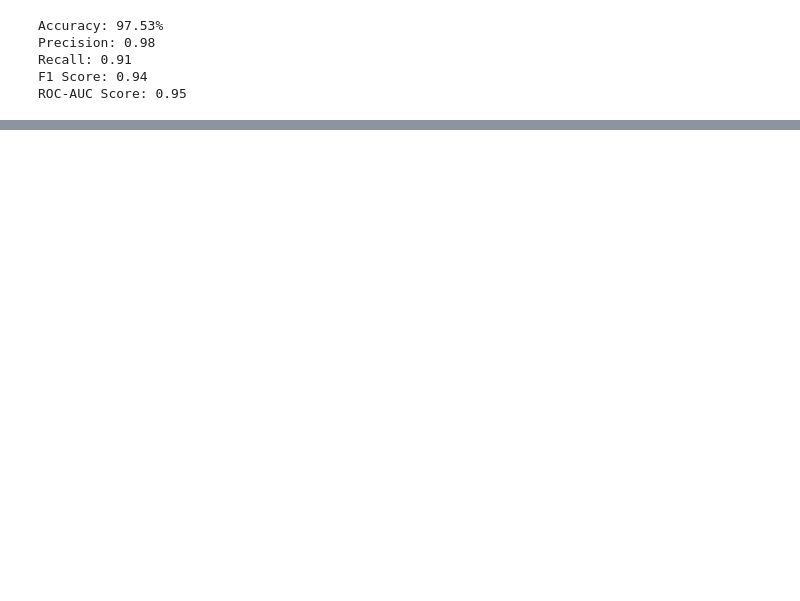
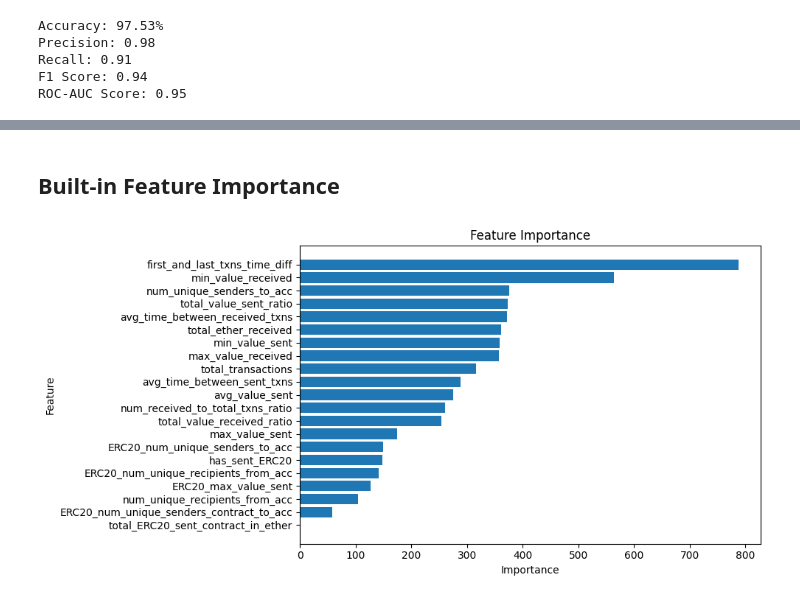
Before and after one commit to ysjprojects/BT4012-Project, a Jupyter notebook: notebooks/LightGBM.ipynb, the cells around one changed output, grey strips where cells are left out. Drawn from its saved outputs; the diff is of its cells as text; code cells hidden in the pictures; blank space fills up the shorter version.

```diff
--- a/notebooks/LightGBM.ipynb
+++ b/notebooks/LightGBM.ipynb
@@ -117,0 +172,28 @@ ROC-AUC Score: 0.95
+# %% [markdown]
+## Built-in Feature Importance
+# %%
+# Extract feature importance
+feature_importance = lgb_model.feature_importances_
+
+# Display feature importance
+feature_importance_df = pd.DataFrame({
+    'Feature': X_test.columns,
+    'Importance': feature_importance
+})
+
+# Sort features by importance
+
+
+feature_importance_df = feature_importance_df.sort_values(by='Importance', ascending= False)
+
+# Plotting the horizontal bar chart with adjusted scale
+plt.figure(figsize=(10, 5))
+plt.barh(feature_importance_df['Feature'], feature_importance_df['Importance'])
+plt.xlabel('Importance')
+plt.ylabel('Feature')
+plt.title('Feature Importance')
+plt.gca().invert_yaxis()
+plt.tight_layout()
+plt.show()
+# %% [output]
+[figure, added]
```
Also changed, not shown: parts of 6 cells of this notebook.
